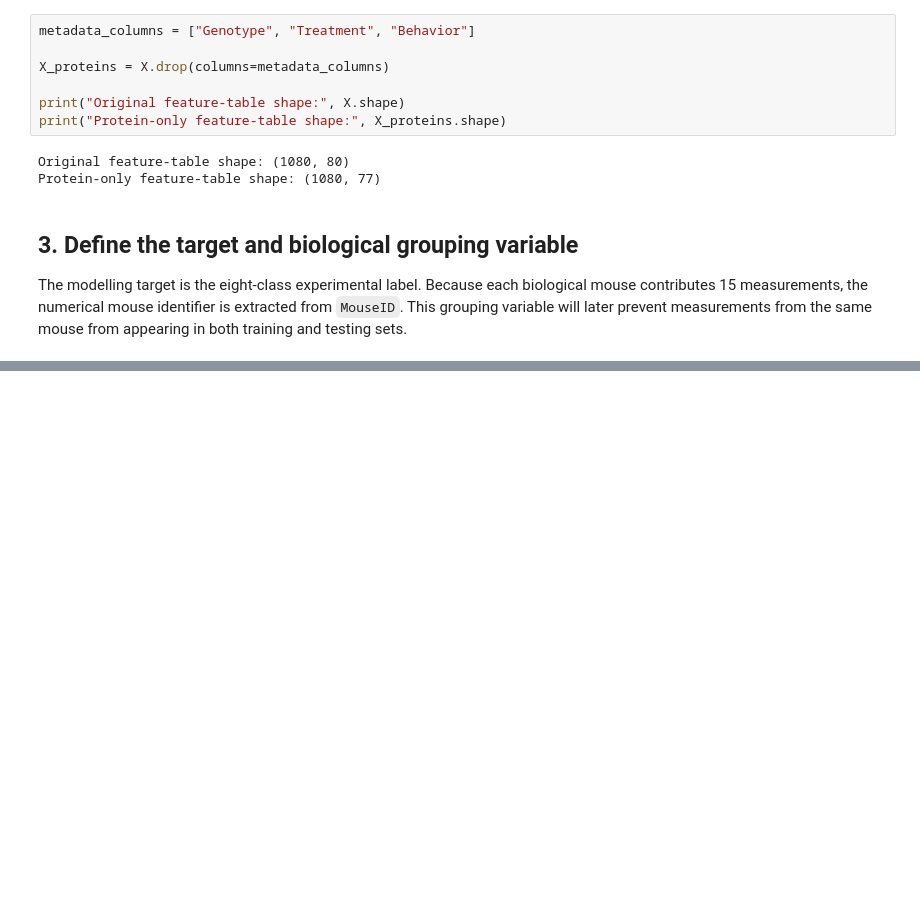
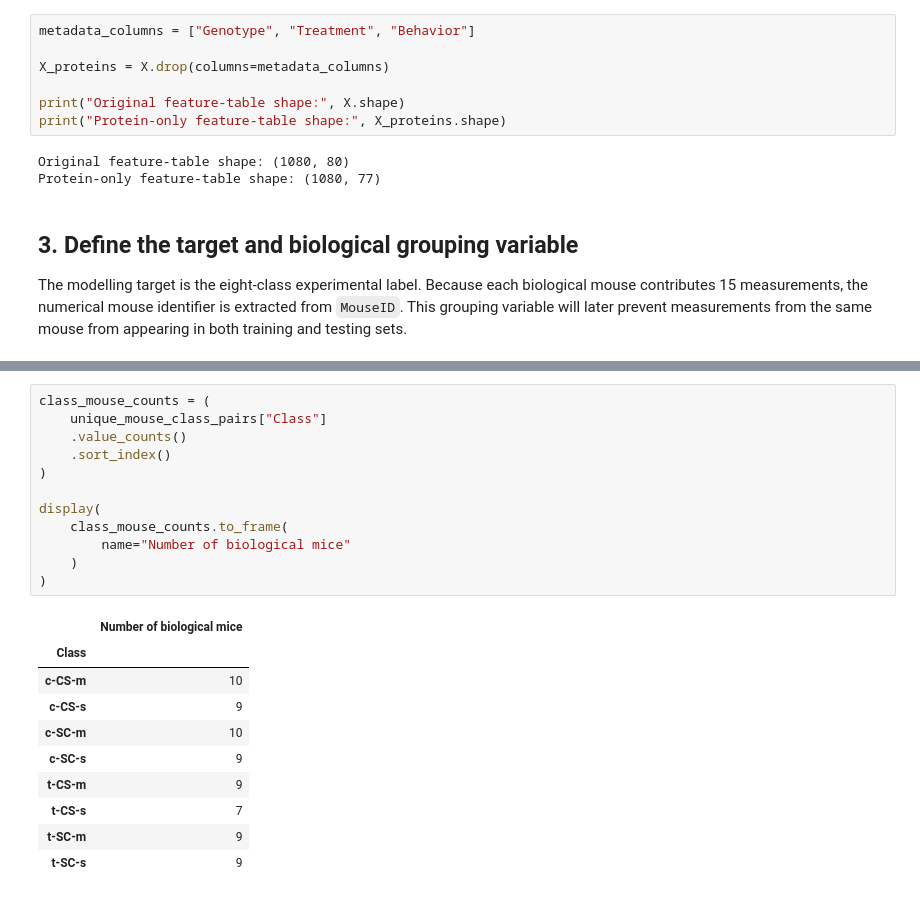
Before and after one commit to M00un/mouse-protein-ml, a Jupyter notebook: notebooks/01_data_audit.ipynb, the cells around one changed output, grey strips where cells are left out. Cells and saved outputs as stored; diff of their text form; blank space fills up the shorter version.

```diff
--- a/notebooks/01_data_audit.ipynb
+++ b/notebooks/01_data_audit.ipynb
@@ -133,0 +428,23 @@ The modelling target is the eight-class experimental label. Because each biologi
+# %%
+class_mouse_counts = (
+    unique_mouse_class_pairs["Class"]
+    .value_counts()
+    .sort_index()
+)
+
+display(
+    class_mouse_counts.to_frame(
+        name="Number of biological mice"
+    )
+)
+# %% [output]
+|  | Number of biological mice |
+| Class |  |
+| c-CS-m | 10 |
+| c-CS-s | 9 |
+| c-SC-m | 10 |
+| c-SC-s | 9 |
+| t-CS-m | 9 |
+| t-CS-s | 7 |
+| t-SC-m | 9 |
+| t-SC-s | 9 |
```
Also changed, not shown: parts of 9 cells of this notebook.
